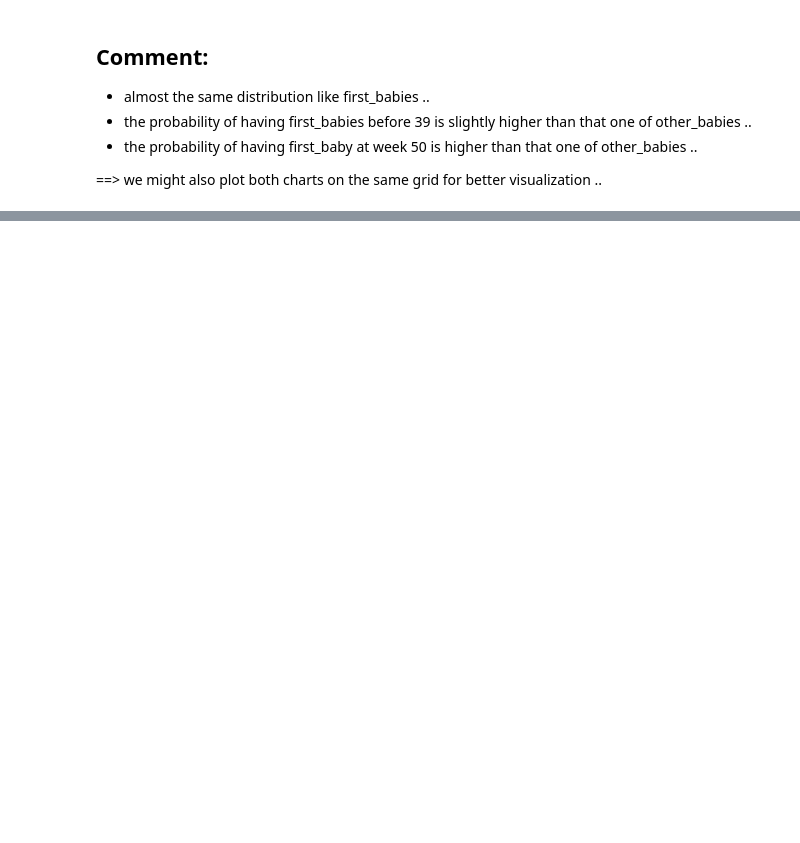
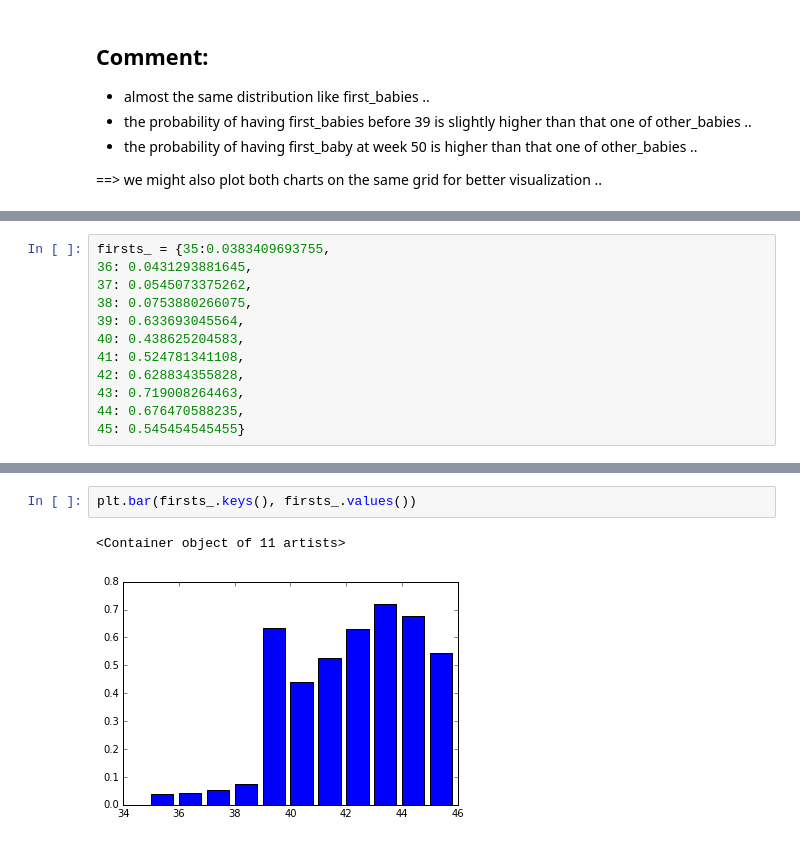
Before and after one commit to EAboelhamd/Statistical_Exploration, a Jupyter notebook: Chapter 2, Ex 2.7, python.ipynb, the cells around one changed output, grey strips where cells are left out. Cells and saved outputs as stored; diff of their text form; blank space fills up the shorter version.

```diff
--- a/Chapter 2, Ex 2.7, python.ipynb
+++ b/Chapter 2, Ex 2.7, python.ipynb
@@ -450,0 +506,12 @@ plt.ylabel('PMF')
+# %%
+firsts_ = {35:0.0383409693755,
+36: 0.0431293881645,
+37: 0.0545073375262,
+38: 0.0753880266075,
+39: 0.633693045564,
+40: 0.438625204583,
+41: 0.524781341108,
+42: 0.628834355828,
+43: 0.719008264463,
+44: 0.676470588235,
+45: 0.545454545455}
@@ -450,0 +530,5 @@ plt.ylabel('PMF')
+# %%
+plt.bar(firsts_.keys(), firsts_.values())
+# %% [output]
+<Container object of 11 artists>
+[figure, added]
```
Also changed, not shown: parts of 26 cells of this notebook.
